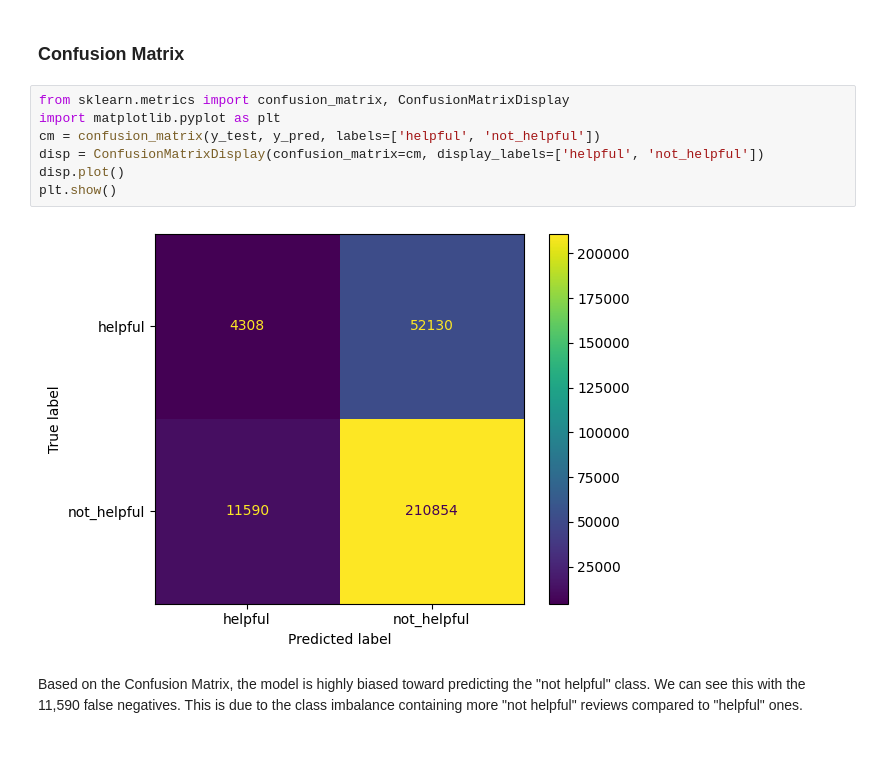
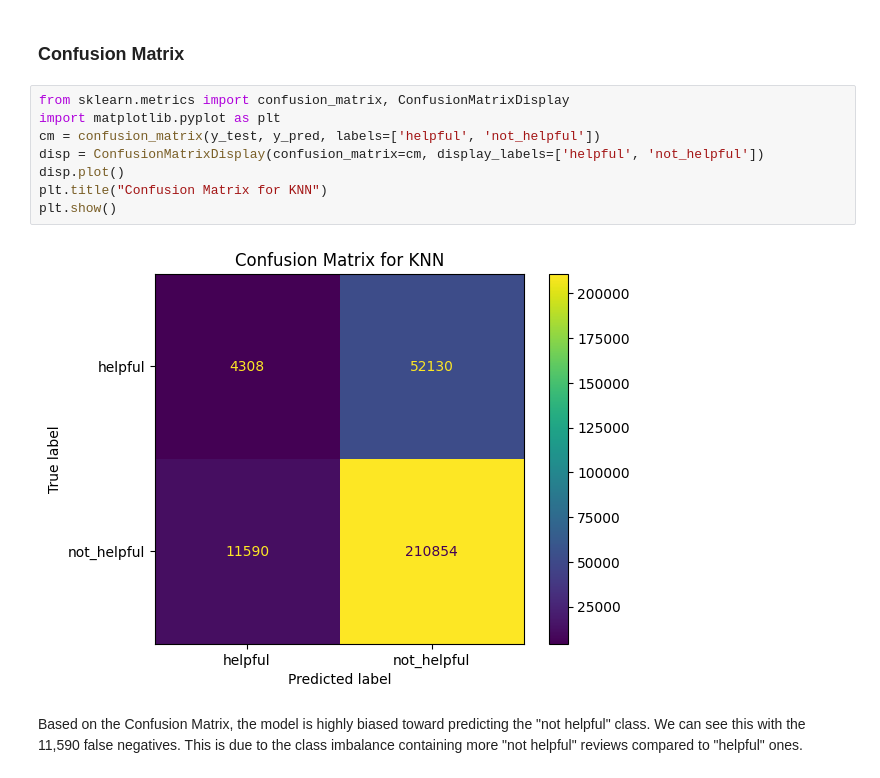
Before and after one commit to ZSCode768/Machine-Learning-Project, a Jupyter notebook: Surlow_EDA_Project_Modelling.ipynb, the cells around one changed output. Cells and saved outputs as stored; diff of their text form; blank space fills up the shorter version.

```diff
--- a/Surlow_EDA_Project_Modelling.ipynb
+++ b/Surlow_EDA_Project_Modelling.ipynb
@@ -316,12 +316,13 @@ With the best model, the accuracy is bumped up to 77%.
 # %%
 from sklearn.metrics import confusion_matrix, ConfusionMatrixDisplay
 import matplotlib.pyplot as plt
 cm = confusion_matrix(y_test, y_pred, labels=['helpful', 'not_helpful'])
 disp = ConfusionMatrixDisplay(confusion_matrix=cm, display_labels=['helpful', 'not_helpful'])
 disp.plot()
+plt.title("Confusion Matrix for KNN")
 plt.show()
 # %% [output]
-[figure, old version]
+[figure, new version]
 # %% [markdown]
 Based on the Confusion Matrix, the model is highly biased toward predicting the "not helpful" class.  We can see this with the 11,590 false negatives.  This is due to the class imbalance containing more "not helpful" reviews compared to "helpful" ones.
 # %% [markdown]
```
Also changed, not shown: parts of 3 cells of this notebook.
